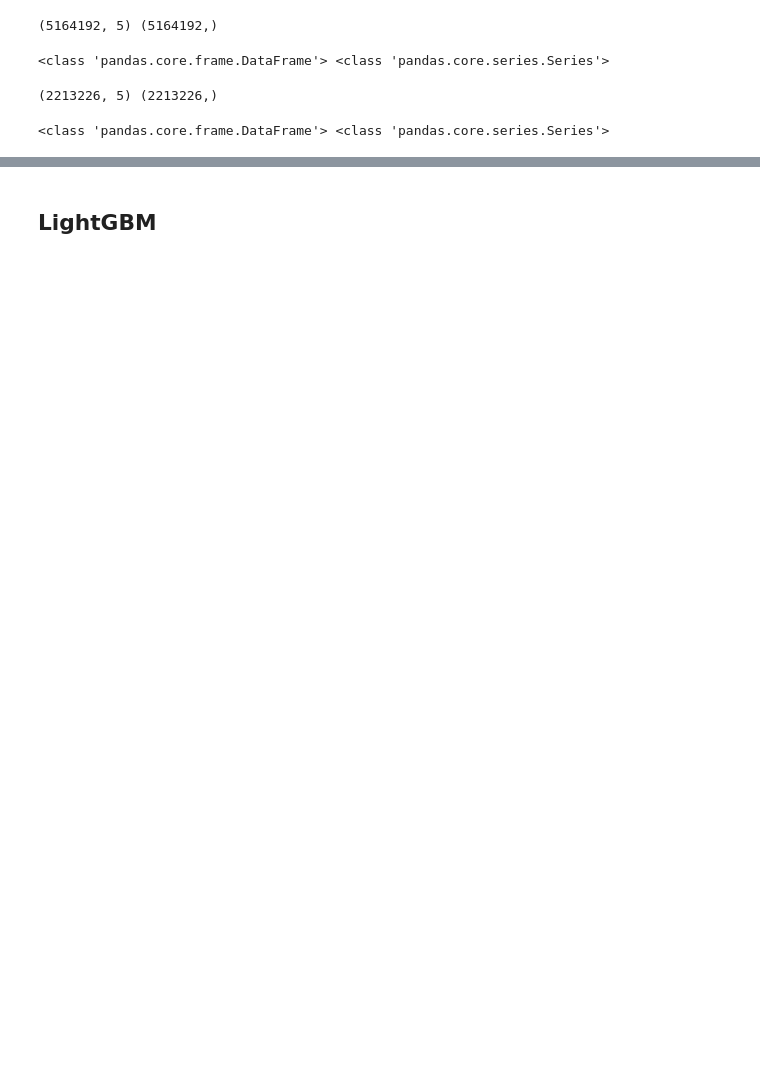
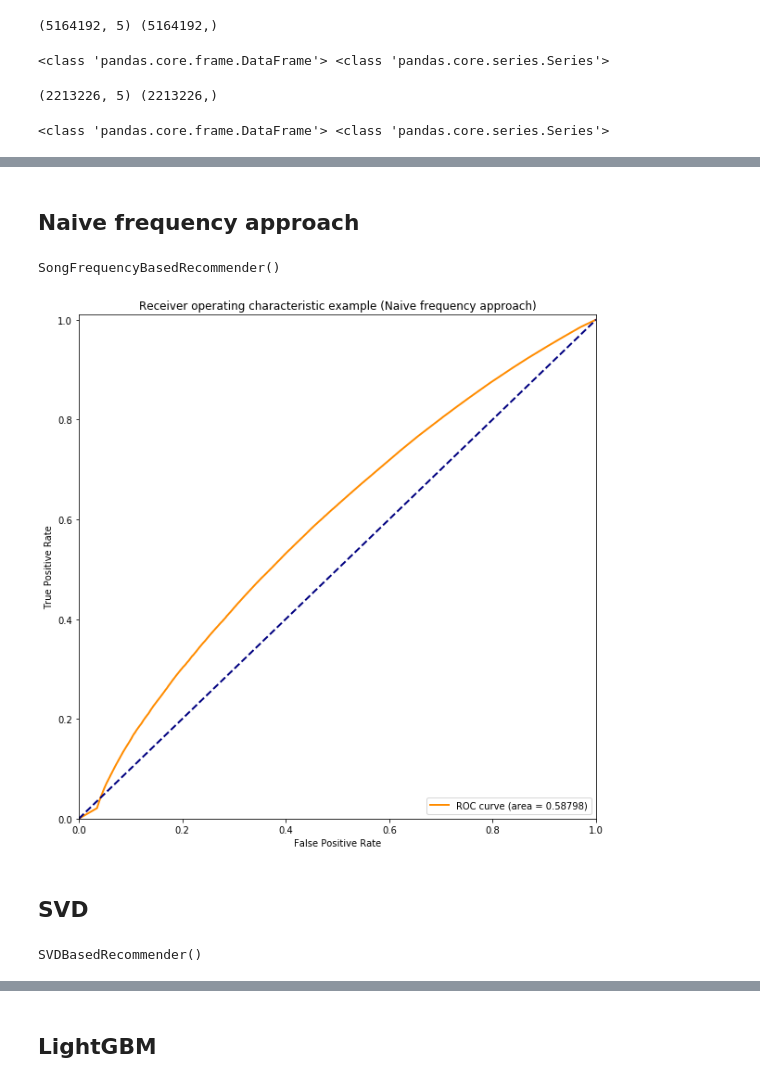
Before and after one commit to IooHooI/RECOMMENDATION_SYSTEMS_2, a Jupyter notebook: notebooks/SOLUTION.ipynb, the cells around one changed output, grey strips where cells are left out. Cells and saved outputs as stored; diff of their text form; code cells hidden in the pictures; blank space fills up the shorter version.

```diff
--- a/notebooks/SOLUTION.ipynb
+++ b/notebooks/SOLUTION.ipynb
@@ -169,2 +108,0 @@ Name: source_type, dtype: int64
-# %%
-train.fillna('unknown', inplace=True)
@@ -481,3 +221,3 @@ memory usage: 39.0 MB
 # %%
-X, y = train[train.columns[:-2]], train[train.columns[-2]]
+X, y = train[train.columns[:-1]], train[train.columns[-1]]
 # %%
@@ -647,5 +331,3 @@ unified_pipeline = Pipeline(
         ('preprocessing', preprocessor)
     ]
 )
-# %%
-X_train = unified_pipeline.fit_transform(X_train, y_train)
@@ -669,0 +334,2 @@ model = TFFMClassifier(
+# %% [markdown]
+## Naive frequency approach
@@ -669,0 +338,6 @@ model = TFFMClassifier(
+# %%
+naive_frequency_recommender.fit(X_train, y_train)
+# %% [output]
+SongFrequencyBasedRecommender()
+# %%
+y_pred = naive_frequency_recommender.predict_proba(X_test)
@@ -669,0 +346,6 @@ model = TFFMClassifier(
+# %%
+plot_roc_auc(fpr, tpr, 'Naive frequency approach')
+# %% [output]
+[figure, added]
+# %% [markdown]
+## SVD
@@ -669,0 +354,4 @@ model = TFFMClassifier(
+# %%
+svd_recommender.fit(X_train, y_train)
+# %% [output]
+SVDBasedRecommender()
```
Also changed, not shown: parts of 129 cells of this notebook.
